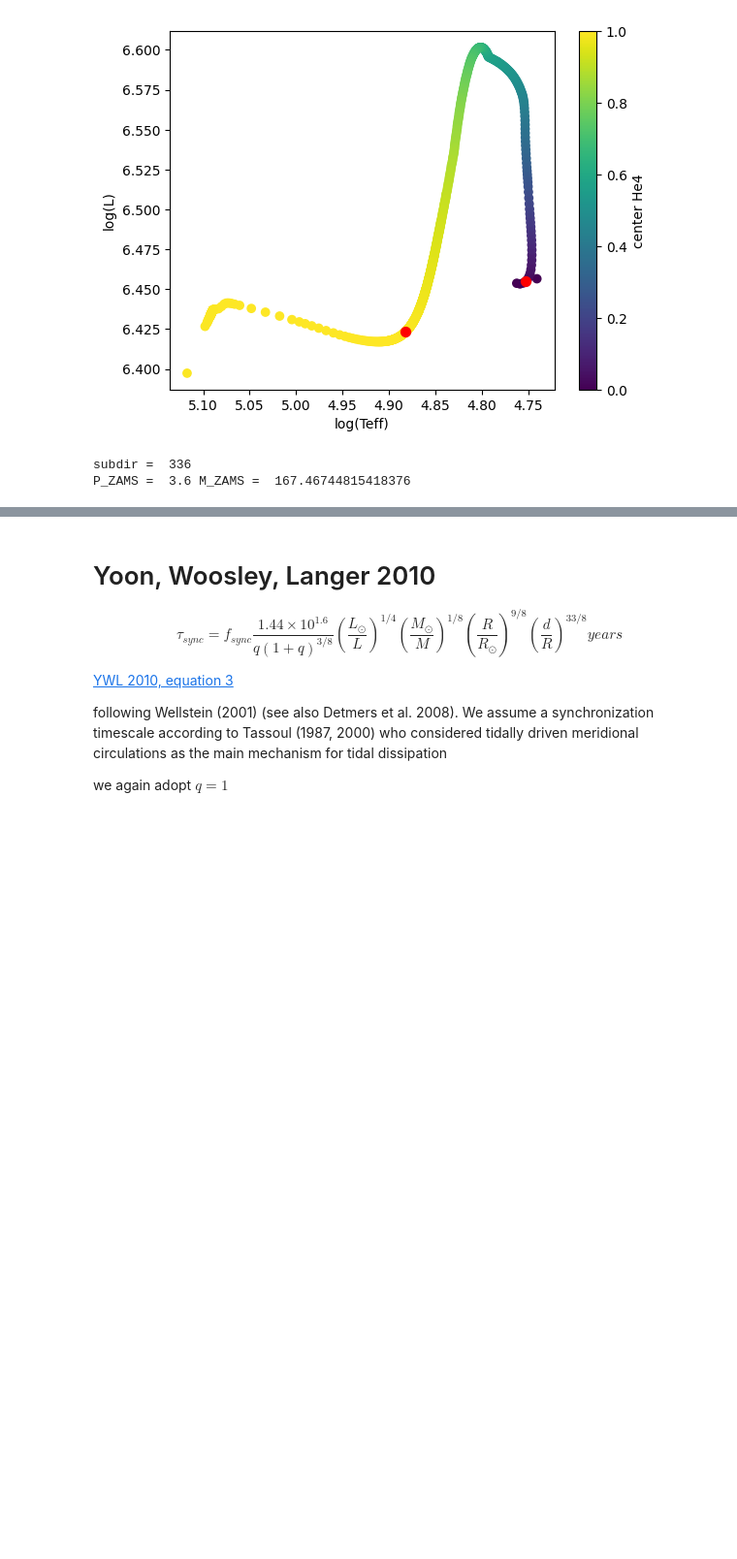
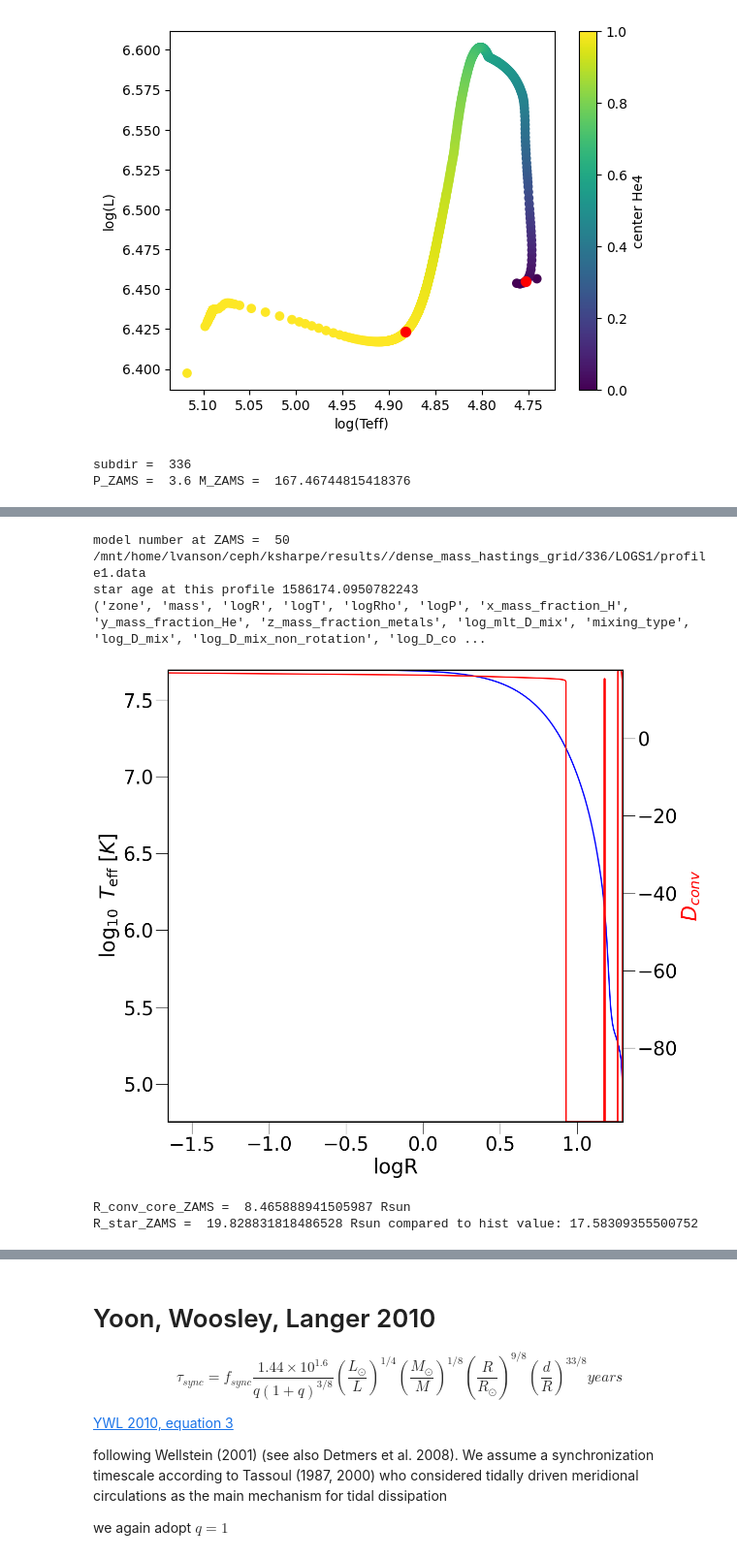
Before and after one commit to LiekeVanSon/HD5980, a Jupyter notebook: HD5980_calculating_t-sync.ipynb, the cells around one changed output, grey strips where cells are left out. Shown at 97% size. Saved outputs shown, nothing was run; the diff lists cells and outputs as text; code cells hidden in the pictures; blank space fills up the shorter version.

```diff
--- a/HD5980_calculating_t-sync.ipynb
+++ b/HD5980_calculating_t-sync.ipynb
@@ -109,6 +115,36 @@ Substituting all this we get
 \begin{equation}
 \frac{1}{\tau_{sync}} = (5/2) \cdot 5 \cdot 2^{5/3} \cdot E_2 \cdot (GM)^{1/2} \frac{1}{R^{1.5}} \left(\frac{R}{a} \right)^{17/2}
 \end{equation}
+# %%
+Model_Num_ZAMS = m.hist.model_number[ZAMS_i]
+print('model number at ZAMS = ', Model_Num_ZAMS)
+
+# Load the profile at ZAMS
+m.loadProfile(f = dir + str(subdir) + '/LOGS1',num = Model_Num_ZAMS) #  prof = 18 )# (I found prof 18 is when star was youngest)
+print('star age at this profile', m.prof.star_age)
+
+# ALL data column names
+print(m.prof.data.dtype.names)
+
+# Plot the profile
+p=mp.plot()
+p.plotProfile(m,xaxis='logR',y1='logT',y2='log_D_conv')
+
+# Find the radius of the convective core at ZAMS
+index = np.where(m.prof.log_D_conv < 0)[0][-1]
+R_conv_core_ZAMS = 10**m.prof.logR[index]
+print('R_conv_core_ZAMS = ', R_conv_core_ZAMS, 'Rsun')
+
+R_star_ZAMS = 10**max(m.prof.logR)
+print('R_star_ZAMS = ', R_star_ZAMS, 'Rsun', 'compared to hist value:',  10**m.hist.log_R[ZAMS_i])
+# %% [output]
+model number at ZAMS =  50
+/mnt/home/lvanson/ceph/ksharpe/results//dense_mass_hastings_grid/336/LOGS1/profile1.data
+star age at this profile 1586174.0950782243
+('zone', 'mass', 'logR', 'logT', 'logRho', 'logP', 'x_mass_fraction_H', 'y_mass_fraction_He', 'z_mass_fraction_metals', 'log_mlt_D_mix', 'mixing_type', 'log_D_mix', 'log_D_mix_non_rotation', 'log_D_co ...
+[figure, added]
+R_conv_core_ZAMS =  8.465888941505987 Rsun
+R_star_ZAMS =  19.828831818486528 Rsun compared to hist value: 17.58309355500752
 # %%
 # Let's check the E2 ift
 E2_values = np.array([2.41*1e-9, 1.45*1e-8, 4.72*1e-8, 1.53*1e-7, 3.80*1e-7, 1.02*1e-6, 3.49*1e-6])
```
Also changed, not shown: parts of 7 cells of this notebook.
